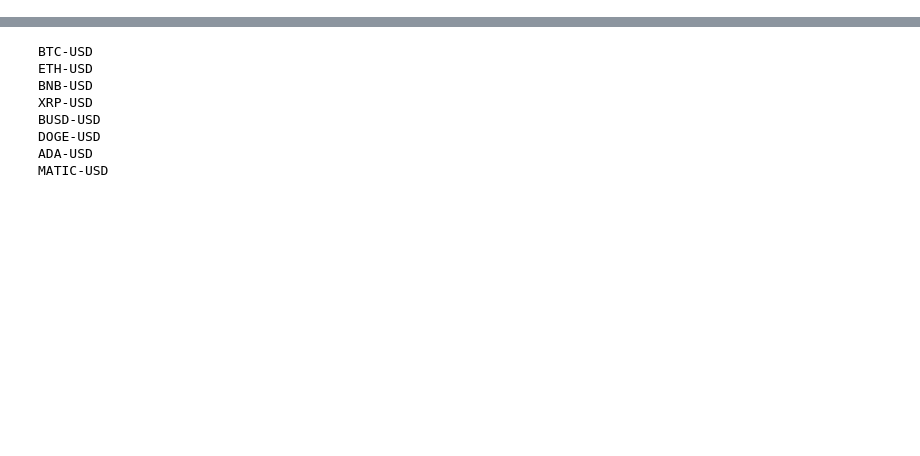
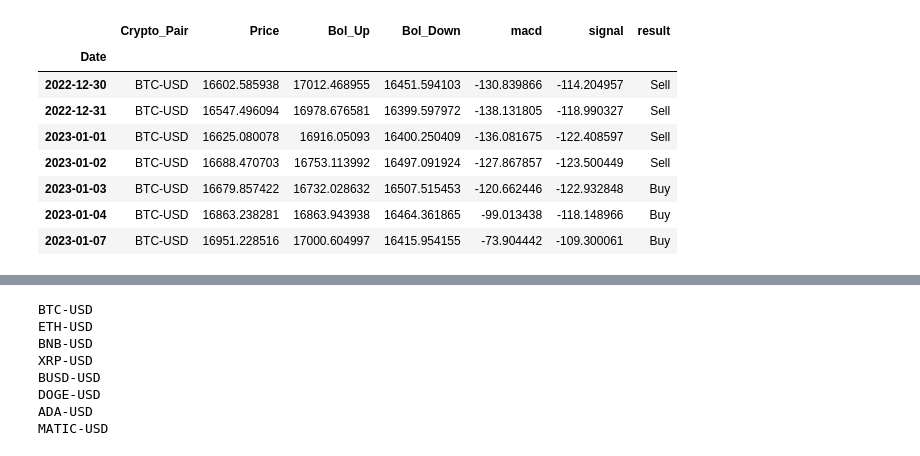
Before and after one commit to ozukun/Crypto_Project, a Jupyter notebook: Crypto_Main.ipynb, the cells around one changed output, grey strips where cells are left out. Drawn from its saved outputs; the diff is of its cells as text; code cells hidden in the pictures; blank space fills up the shorter version.

Commit message:
Kaggle Notebook | Crypto_Main | Version 55

```diff
--- a/Crypto_Main.ipynb
+++ b/Crypto_Main.ipynb
@@ -89,3 +89,91 @@ def mail2me(pair_text,message_text):
     smtp.sendmail(sender, recipient, email.as_string())
     smtp.quit()
     print("Mail succeed !!")
+# %%
+# moving average
+def get_ma(prices, rate):
+    return prices.rolling(rate).mean()
+
+
+
+def get_bollinger_bands(prices, rate=7):
+    sma = get_ma(prices, rate)
+    std = prices.rolling(rate).std()
+    bollinger_up = sma + std * 2 # Calculate top band
+    bollinger_down = sma - std * 2 # Calculate bottom band
+    return bollinger_up, bollinger_down
+
+
+def get_macd(price, slow, fast, smooth):
+    exp1 = price.ewm(span = fast, adjust = False).mean()
+    exp2 = price.ewm(span = slow, adjust = False).mean()
+
+    macd = pd.DataFrame(exp1 - exp2)
+    macd.columns=["macd"]
+
+    signal = pd.DataFrame(macd.ewm(span = smooth, adjust = False).mean())
+    signal.columns=["signal"]
+
+    hist = pd.DataFrame(macd['macd'] - signal['signal'])
+    hist.columns=["hist"]
+
+
+
+    frames =  [macd, signal, hist]
+
+
+
+    df = pd.concat(frames, join = 'inner', axis = 1)
+    df["result"]= np.select([df.macd > df.signal , df.macd < df.signal], ["Buy", "Sell"])
+    return df
+
+
+
+
+#HISTOGRAM = MACD LINE - SIGNAL LINE
+
+#IF MACD LINE > SIGNAL LINE => BUY THE STOCK
+#IF SIGNAL LINE > MACD LINE => SELL THE STOCK
+
+#---------------------------------------------------------------
+
+
+df_tmp_f = pd.DataFrame()
+final_text=""
+Crypto_Pairs=["BTC-USD","ETH-USD","ALGO-USD","SOL-USD","LUNC-USD","ROSE-USD","SHIB-USD","XRP-USD","ADA-USD"]
+
+
+for cp in Crypto_Pairs:
+
+    df_tmp_0 = pd.DataFrame(getRates(cp,  '1y',  '1d'))
+
+    bollinger_up, bollinger_down = get_bollinger_bands(df_tmp_0)
+
+    cp_macd=get_macd(getRates(cp,  '1y',  '1d'), 26, 12, 9)
+
+    #display(cp_macd.iloc[-7:])
+
+    df_tmp = pd.DataFrame(data=np.column_stack((df_tmp_0.values,bollinger_up,bollinger_down,cp_macd.macd,
+                                                cp_macd.signal,cp_macd.result )),
+                          columns=['Price','Bol_Up','Bol_Down',"macd","signal","result"])
+    df_tmp.insert(0,'Crypto_Pair',cp)
+    df_tmp.index=df_tmp_0.index
+
+
+    display( df_tmp.iloc[-7:] )
+
+    x=round( df_tmp["Bol_Up"].iloc[-30:].mean() ,6 )
+    print("Bol_Up__Mean_for_last_7days   : " + str( x ) )
+
+
+    y=round( df_tmp["Bol_Down"].iloc[-30:].mean() ,6 )
+    print("Bol_Down__Mean_for_last_7days : " + str( y ) )
+
+    x1="Bol_Up__Mean_for_last_7days   : " + str( x )
+    y1="Bol_Down__Mean_for_last_7days : " + str( y )
+
+    df_tmp_f = df_tmp_f.append(df_tmp.iloc[-7:])
+    final_text=final_text+"\n"+cp+"\n"+str(x1)+"\n"+str(y1)
+#---------------------------------------------------------------------------
+#mail2me_v2(df_tmp_f,"Crypto Bollinger bands",final_text)
+# %% [output]
@@ -91,0 +184,9 @@ def mail2me(pair_text,message_text):
+|  | Crypto_Pair | Price | Bol_Up | Bol_Down | macd | signal | result |
+| Date |  |  |  |  |  |  |  |
+| 2022-12-30 | BTC-USD | 16602.585938 | 17012.468955 | 16451.594103 | -130.839866 | -114.204957 | Sell |
+| 2022-12-31 | BTC-USD | 16547.496094 | 16978.676581 | 16399.597972 | -138.131805 | -118.990327 | Sell |
+| 2023-01-01 | BTC-USD | 16625.080078 | 16916.05093 | 16400.250409 | -136.081675 | -122.408597 | Sell |
+| 2023-01-02 | BTC-USD | 16688.470703 | 16753.113992 | 16497.091924 | -127.867857 | -123.500449 | Sell |
+| 2023-01-03 | BTC-USD | 16679.857422 | 16732.028632 | 16507.515453 | -120.662446 | -122.932848 | Buy |
+| 2023-01-04 | BTC-USD | 16863.238281 | 16863.943938 | 16464.361865 | -99.013438 | -118.148966 | Buy |
+| 2023-01-07 | BTC-USD | 16951.228516 | 17000.604997 | 16415.954155 | -73.904442 | -109.300061 | Buy |
```
Also changed, not shown: parts of 7 cells of this notebook.
